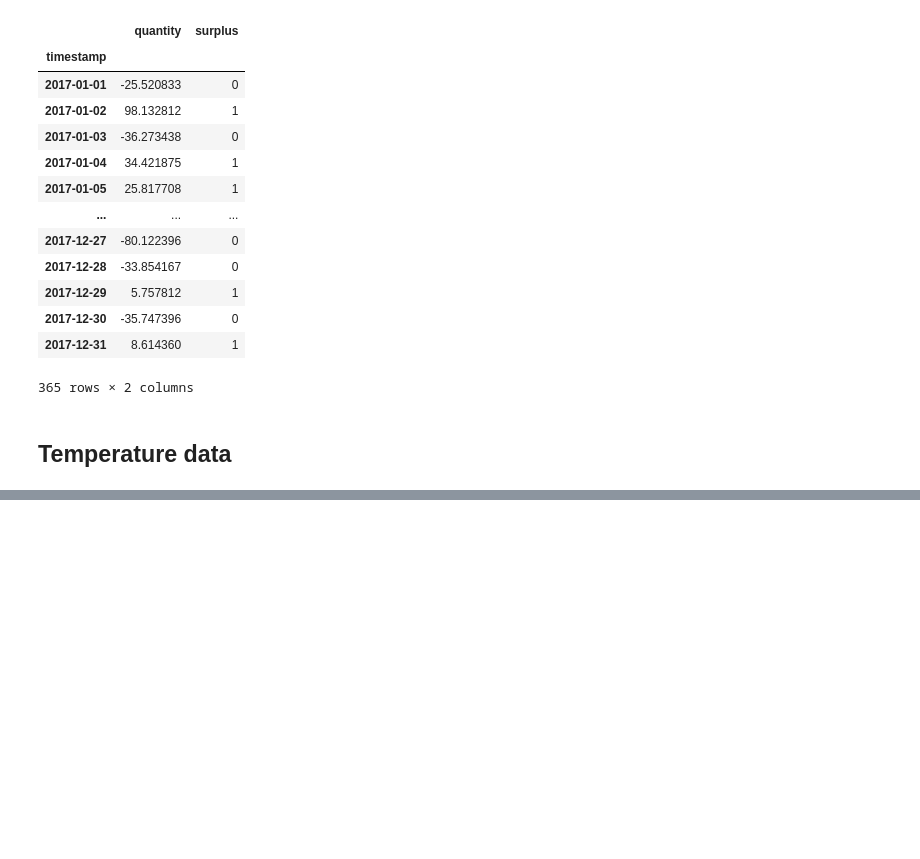
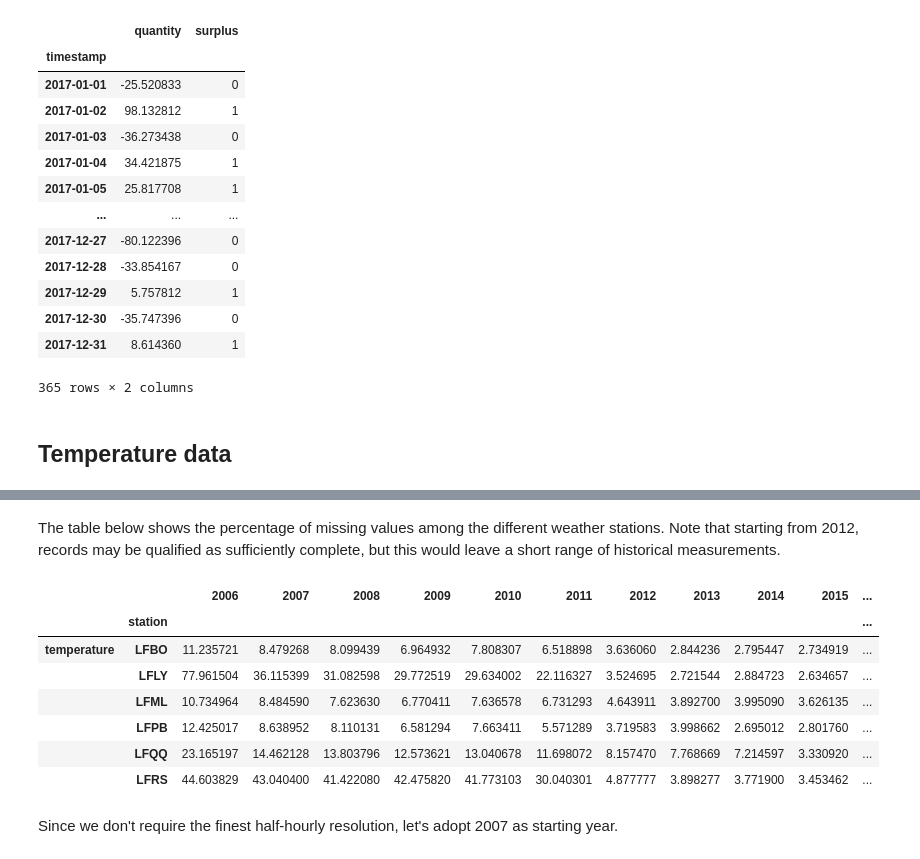
Before and after one commit to camilo-s/Aufgabe, a Jupyter notebook: aufgabe_draft.ipynb, the cells around one changed output, grey strips where cells are left out. Drawn from its saved outputs; the diff is of its cells as text; code cells hidden in the pictures; blank space fills up the shorter version.

```diff
--- a/aufgabe_draft.ipynb
+++ b/aufgabe_draft.ipynb
@@ -530,0 +649,17 @@ dev_2017_daily
+# %% [markdown]
+The table below shows the percentage of missing values among the different weather stations. Note that starting from 2012, records may be qualified as sufficiently complete, but this would leave a short range of historical measurements.
+# %%
+df = temperature_all_stations_pre
+missing_value_df = pd.DataFrame({str(y): df[str(y)].isnull().sum() * 100 / len(df[str(y)]) for y in range(2006,2018)})
+display(missing_value_df)
+# %% [output]
+|  |  | 2006 | 2007 | 2008 | 2009 | 2010 | 2011 | 2012 | 2013 | 2014 | 2015 | ... |
+|  | station |  |  |  |  |  |  |  |  |  |  | ... |
+| temperature | LFBO | 11.235721 | 8.479268 | 8.099439 | 6.964932 | 7.808307 | 6.518898 | 3.636060 | 2.844236 | 2.795447 | 2.734919 | ... |
+|  | LFLY | 77.961504 | 36.115399 | 31.082598 | 29.772519 | 29.634002 | 22.116327 | 3.524695 | 2.721544 | 2.884723 | 2.634657 | ... |
+|  | LFML | 10.734964 | 8.484590 | 7.623630 | 6.770411 | 7.636578 | 6.731293 | 4.643911 | 3.892700 | 3.995090 | 3.626135 | ... |
+|  | LFPB | 12.425017 | 8.638952 | 8.110131 | 6.581294 | 7.663411 | 5.571289 | 3.719583 | 3.998662 | 2.695012 | 2.801760 | ... |
+|  | LFQQ | 23.165197 | 14.462128 | 13.803796 | 12.573621 | 13.040678 | 11.698072 | 8.157470 | 7.768669 | 7.214597 | 3.330920 | ... |
+|  | LFRS | 44.603829 | 43.040400 | 41.422080 | 42.475820 | 41.773103 | 30.040301 | 4.877777 | 3.898277 | 3.771900 | 3.453462 | ... |
+# %% [markdown]
+Since we don't require the finest half-hourly resolution, let's adopt 2007 as starting year.
```
Also changed, not shown: parts of 47 cells of this notebook.
